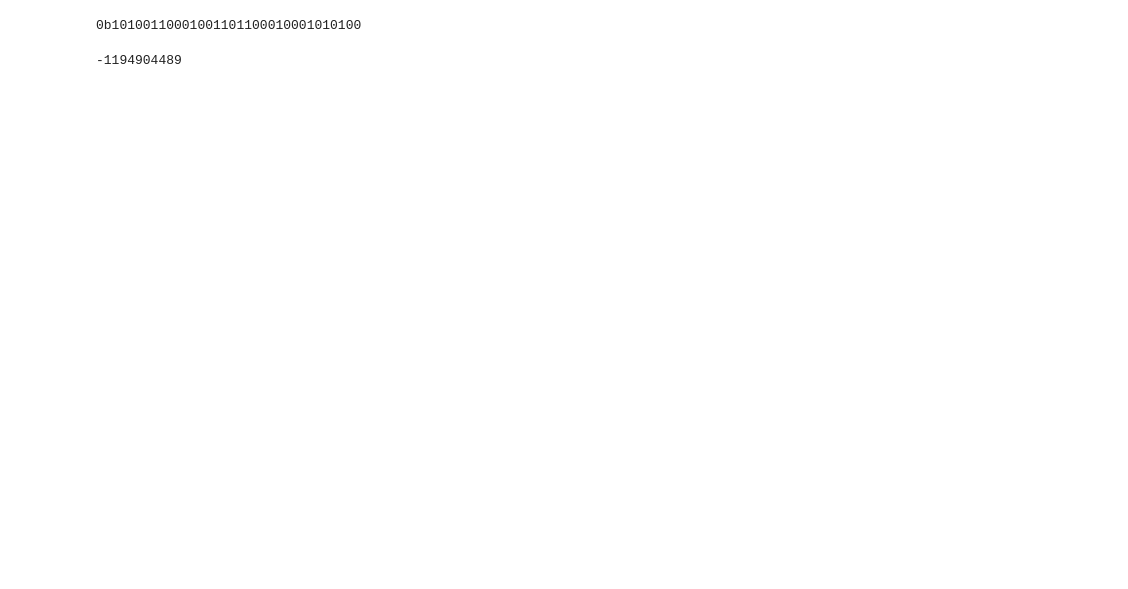
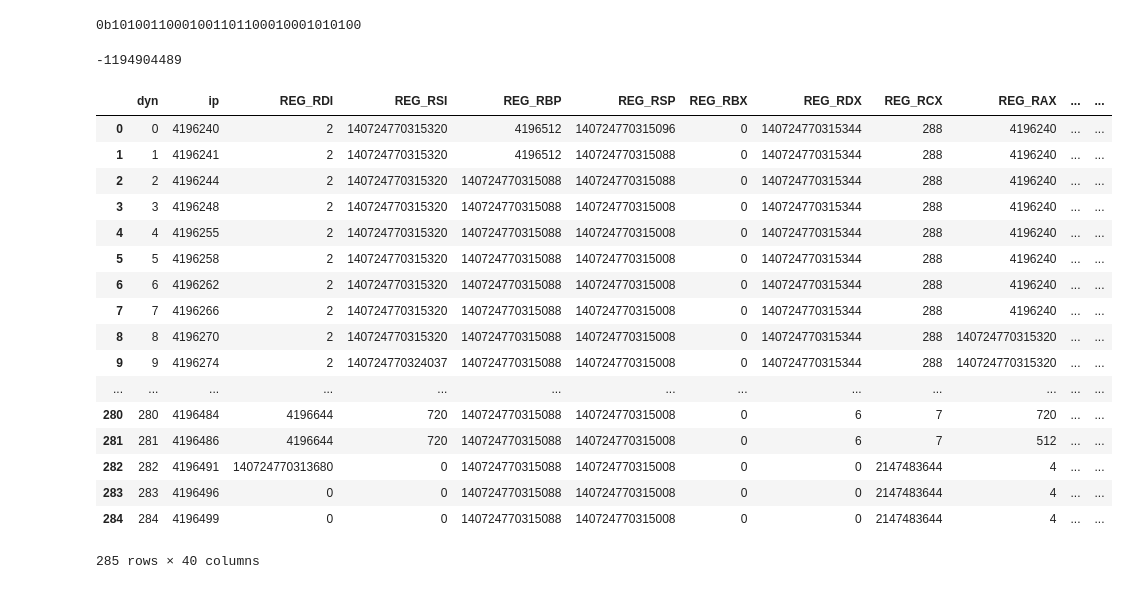
Before and after one commit to xiaofengwo/fi_similar_eq_class, a Jupyter notebook: test.ipynb, the cells around one changed output. Drawn from its saved outputs; the diff is of its cells as text; code cells hidden in the pictures; blank space fills up the shorter version.

```diff
--- a/test.ipynb
+++ b/test.ipynb
@@ -47,3 +84,29 @@ BOUND_LOW, BOUND_UP = -2**VALID_BITS-1, 2**VALID_BITS - 1
 random.randint(BOUND_LOW, BOUND_UP)
 # %% [output]
 -1194904489
+# %%
+import pandas as pd
+import numpy as np
+df1 = pd.read_csv('machine_states.csv')
+df2 = pd.read_csv('fi_results.out', sep=' ')
+# %%
+df1
+# %% [output]
+|  | dyn | ip | REG_RDI | REG_RSI | REG_RBP | REG_RSP | REG_RBX | REG_RDX | REG_RCX | REG_RAX | ... | ... |
+| 0 | 0 | 4196240 | 2 | 140724770315320 | 4196512 | 140724770315096 | 0 | 140724770315344 | 288 | 4196240 | ... | ... |
+| 1 | 1 | 4196241 | 2 | 140724770315320 | 4196512 | 140724770315088 | 0 | 140724770315344 | 288 | 4196240 | ... | ... |
+| 2 | 2 | 4196244 | 2 | 140724770315320 | 140724770315088 | 140724770315088 | 0 | 140724770315344 | 288 | 4196240 | ... | ... |
+| 3 | 3 | 4196248 | 2 | 140724770315320 | 140724770315088 | 140724770315008 | 0 | 140724770315344 | 288 | 4196240 | ... | ... |
+| 4 | 4 | 4196255 | 2 | 140724770315320 | 140724770315088 | 140724770315008 | 0 | 140724770315344 | 288 | 4196240 | ... | ... |
+| 5 | 5 | 4196258 | 2 | 140724770315320 | 140724770315088 | 140724770315008 | 0 | 140724770315344 | 288 | 4196240 | ... | ... |
+| 6 | 6 | 4196262 | 2 | 140724770315320 | 140724770315088 | 140724770315008 | 0 | 140724770315344 | 288 | 4196240 | ... | ... |
+| 7 | 7 | 4196266 | 2 | 140724770315320 | 140724770315088 | 140724770315008 | 0 | 140724770315344 | 288 | 4196240 | ... | ... |
+| 8 | 8 | 4196270 | 2 | 140724770315320 | 140724770315088 | 140724770315008 | 0 | 140724770315344 | 288 | 140724770315320 | ... | ... |
+| 9 | 9 | 4196274 | 2 | 140724770324037 | 140724770315088 | 140724770315008 | 0 | 140724770315344 | 288 | 140724770315320 | ... | ... |
+| ... | ... | ... | ... | ... | ... | ... | ... | ... | ... | ... | ... | ... |
+| 280 | 280 | 4196484 | 4196644 | 720 | 140724770315088 | 140724770315008 | 0 | 6 | 7 | 720 | ... | ... |
+| 281 | 281 | 4196486 | 4196644 | 720 | 140724770315088 | 140724770315008 | 0 | 6 | 7 | 512 | ... | ... |
+| 282 | 282 | 4196491 | 140724770313680 | 0 | 140724770315088 | 140724770315008 | 0 | 0 | 2147483644 | 4 | ... | ... |
+| 283 | 283 | 4196496 | 0 | 0 | 140724770315088 | 140724770315008 | 0 | 0 | 2147483644 | 4 | ... | ... |
+| 284 | 284 | 4196499 | 0 | 0 | 140724770315088 | 140724770315008 | 0 | 0 | 2147483644 | 4 | ... | ... |
+285 rows × 40 columns
```
Also changed, not shown: parts of 13 cells of this notebook, 4 other files.
